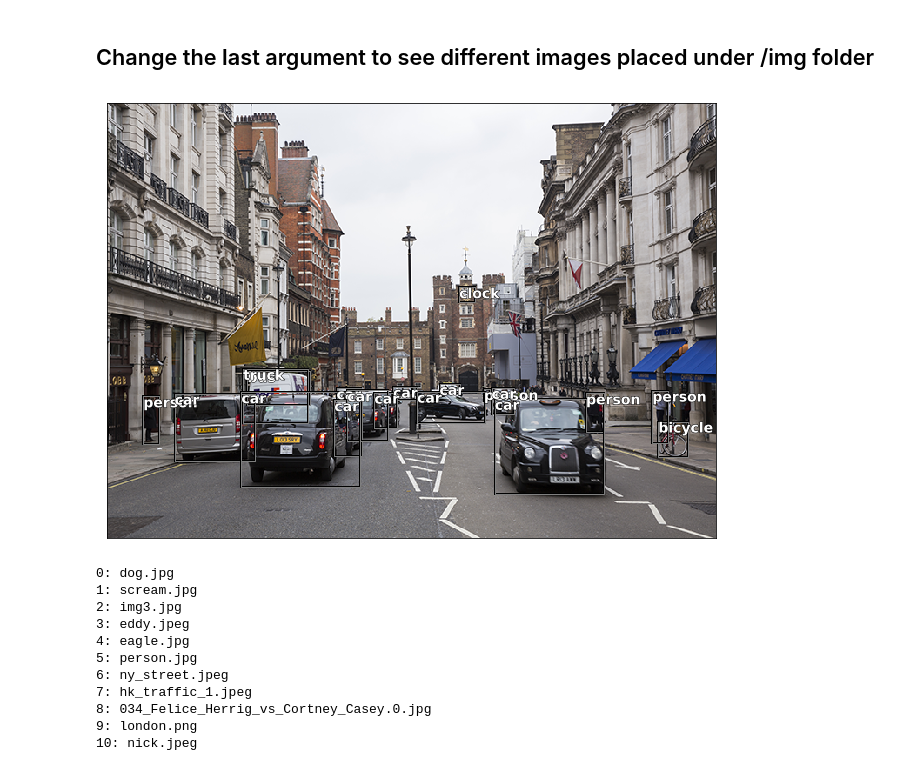
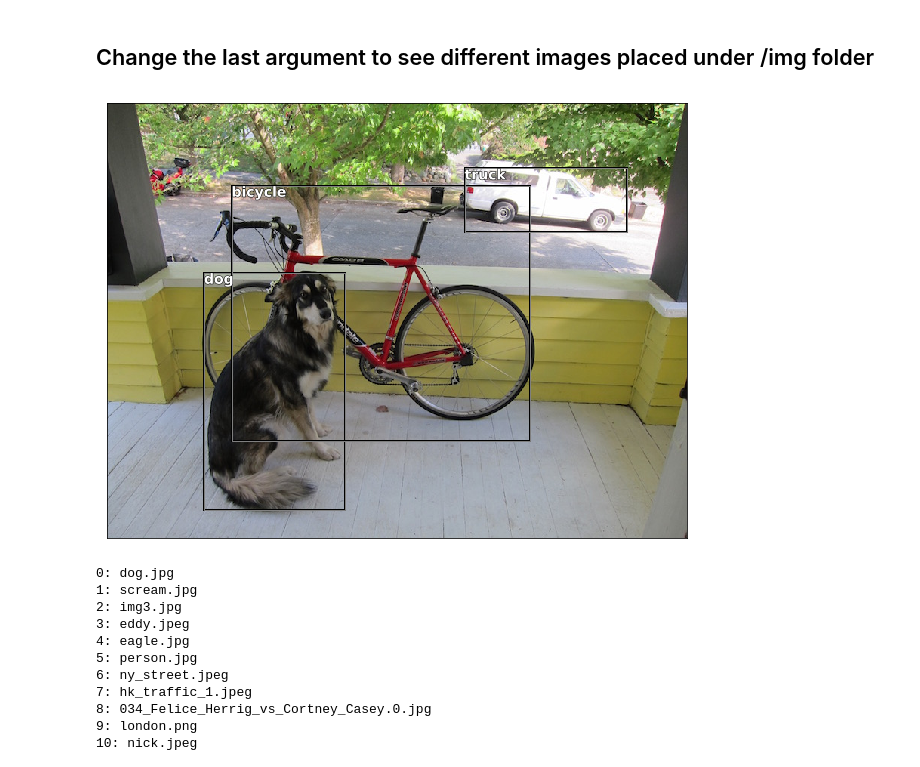
Before and after one commit to ydixon/yolo_v3, a Jupyter notebook: yolo_detect.ipynb, the cells around one changed output. Saved outputs shown, nothing was run; the diff lists cells and outputs as text; code cells hidden in the pictures.

```diff
--- a/yolo_detect.ipynb
+++ b/yolo_detect.ipynb
@@ -688,9 +712,9 @@ def show_output_from_ds(ds, dets, idx):
 # %% [markdown]
 ## Change the last argument to see different images placed under /img folder
 # %%
-show_output_from_ds(yolo_ds, res, 9)
+show_output_from_ds(yolo_ds, res, 0)
 # %% [output]
-[figure, old version]
+[figure, new version]
 # %%
 imglist = os.listdir('imgs')
 for i,img in enumerate(imglist):
```
Also changed, not shown: parts of 3 cells of this notebook, 1 other file.
